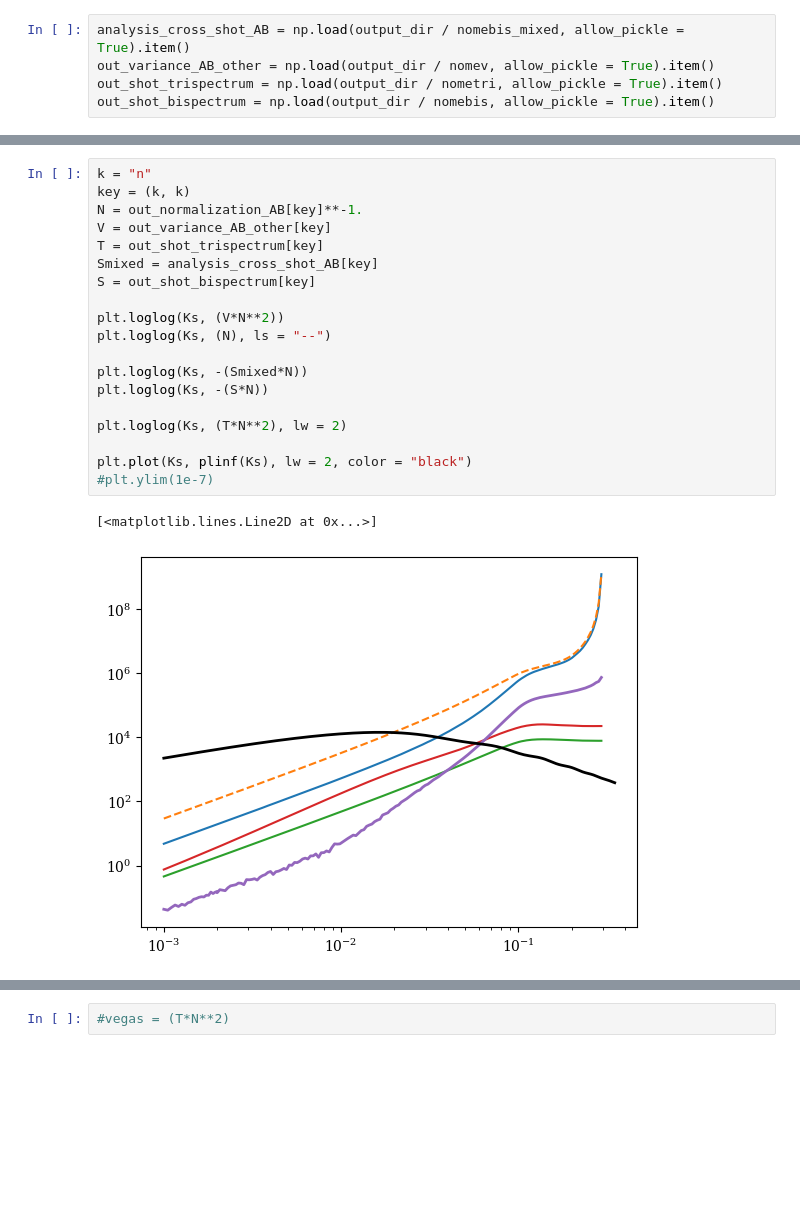
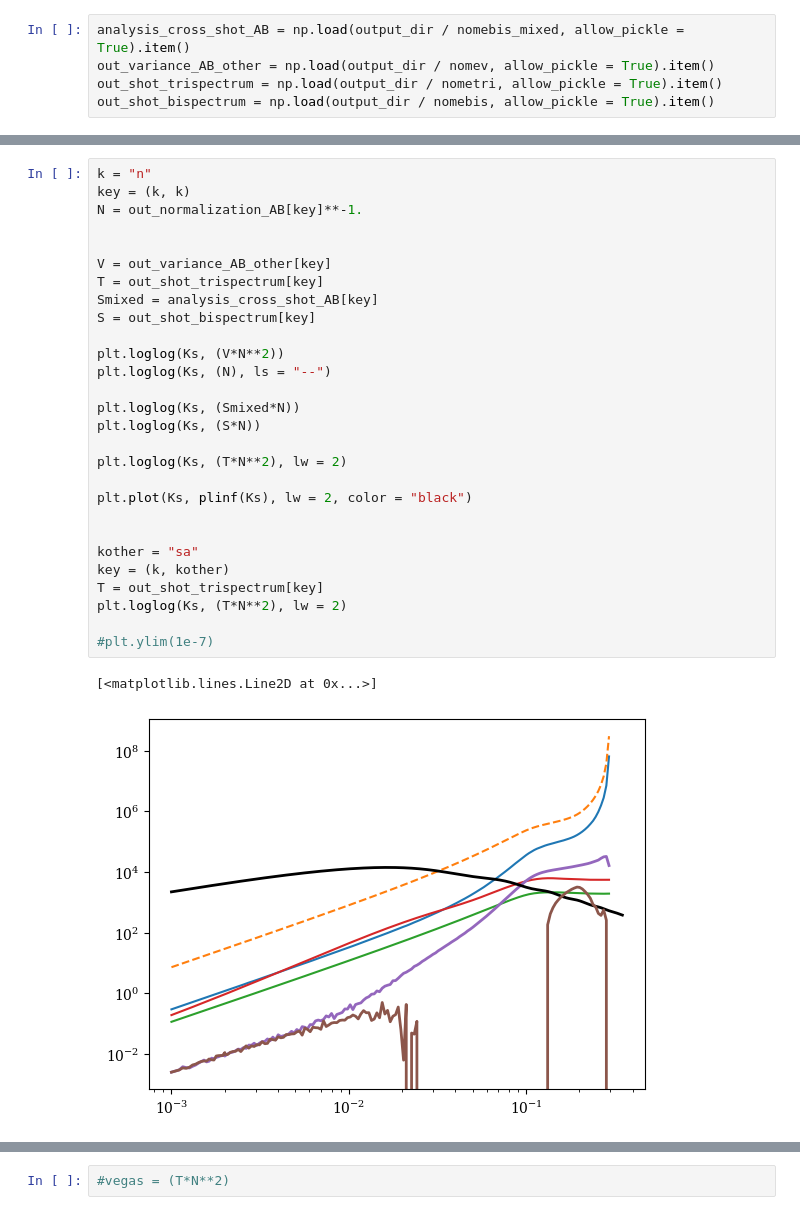
Before and after one commit to Saladino93/qeep, a Jupyter notebook: notebooks/abacus_results_response.ipynb, the cells around one changed output, grey strips where cells are left out. Saved outputs shown, nothing was run; the diff lists cells and outputs as text; blank space fills up the shorter version.

```diff
--- a/notebooks/abacus_results_response.ipynb
+++ b/notebooks/abacus_results_response.ipynb
@@ -441,25 +277,34 @@ out_shot_bispectrum = np.load(output_dir / nomebis, allow_pickle = True).item()
 # %%
 k = "n"
 key = (k, k)
 N = out_normalization_AB[key]**-1.
+
+
 V = out_variance_AB_other[key]
 T = out_shot_trispectrum[key]
 Smixed = analysis_cross_shot_AB[key]
 S = out_shot_bispectrum[key]
 
 plt.loglog(Ks, (V*N**2))
 plt.loglog(Ks, (N), ls = "--")
 
-plt.loglog(Ks, -(Smixed*N))
-plt.loglog(Ks, -(S*N))
+plt.loglog(Ks, (Smixed*N))
+plt.loglog(Ks, (S*N))
 
 plt.loglog(Ks, (T*N**2), lw = 2)
 
 plt.plot(Ks, plinf(Ks), lw = 2, color = "black")
+
+
+kother = "sa"
+key = (k, kother)
+T = out_shot_trispectrum[key]
+plt.loglog(Ks, (T*N**2), lw = 2)
+
 #plt.ylim(1e-7)
 # %% [output]
 [<matplotlib.lines.Line2D at 0x...>]
-[figure, old version]
+[figure, new version]
 # %%
 k = "g"
 key = (k, k)
```
Also changed, not shown: parts of 46 cells of this notebook, 11 other files.
